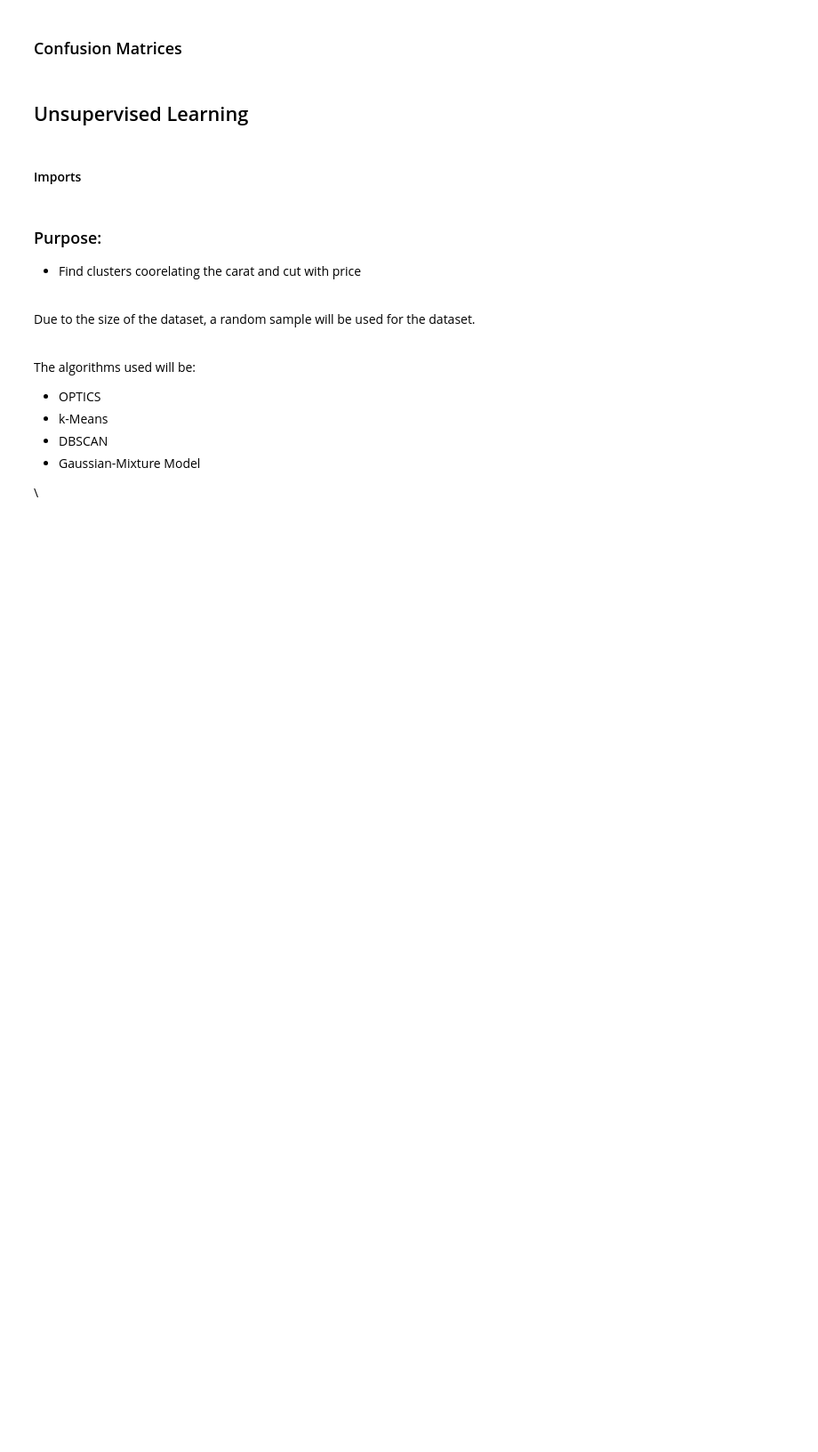
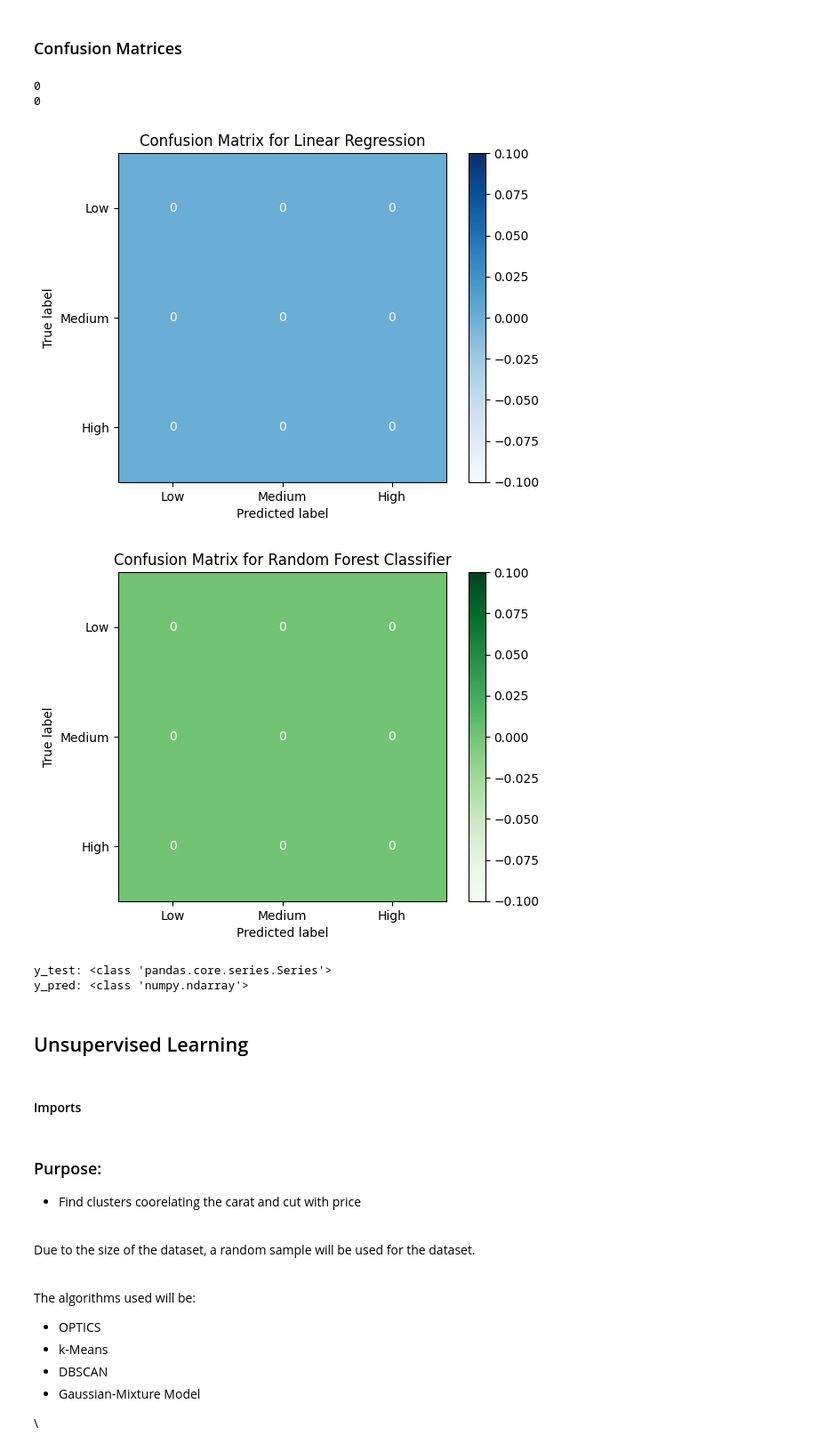
Before and after one commit to presetprogrammer/SeabornProject419, a Jupyter notebook: DataMiningProject.ipynb, the cells around one changed output. Shown at 89% size. Cells and saved outputs as stored; diff of their text form; code cells hidden in the pictures; blank space fills up the shorter version.

```diff
--- a/DataMiningProject.ipynb
+++ b/DataMiningProject.ipynb
@@ -76,24 +103,47 @@ plt.show()
 # %%
 #Performance Measuring: Linear Regression
 diamonds = sns.load_dataset('diamonds')
 y_test = pd.to_numeric(y_test, errors='coerce')
 y_pred = pd.to_numeric(y_pred, errors='coerce')
+
+# TEMP
+print(y_pred.size)
+print(y_test.size)
+
+y_test = y_test.dropna()
+y_pred = y_pred[~np.isnan(y_pred)]
+
+# TEMP
+print(y_pred.size)
+print(y_test.size)
+
 bins = [0, 2500, 5000, diamonds['price'].max()]
 categories = ['Low', 'Medium', 'High']
 y_test_categories = pd.cut(y_test, bins=bins, labels=categories)
 y_pred_categories = pd.cut(y_pred, bins=bins, labels=categories)
 cm = confusion_matrix(y_test_categories, y_pred_categories, labels=categories)
 disp = ConfusionMatrixDisplay(confusion_matrix=cm, display_labels=categories)
 disp.plot(cmap='Blues')
 plt.title("Confusion Matrix for Linear Regression")
 plt.show()
 
 #Performance Measuring: Random Forest
 cm_rf = confusion_matrix(y_test, y_pred, labels=categories)
 disp_rf = ConfusionMatrixDisplay(confusion_matrix=cm_rf, display_labels=categories)
 disp_rf.plot(cmap='Greens')
 plt.title("Confusion Matrix for Random Forest Classifier")
 plt.show()
+# %% [output]
+0
+0
+[figure, added]
+[figure, added]
+# %%
+print(f"y_test: {type(y_test)}")
+print(f"y_pred: {type(y_pred)}")
+# %% [output]
+y_test: <class 'pandas.core.series.Series'>
+y_pred: <class 'numpy.ndarray'>
 # %% [markdown]
 ## Unsupervised Learning
 # %% [markdown]
```
Also changed, not shown: parts of 6 cells of this notebook.
